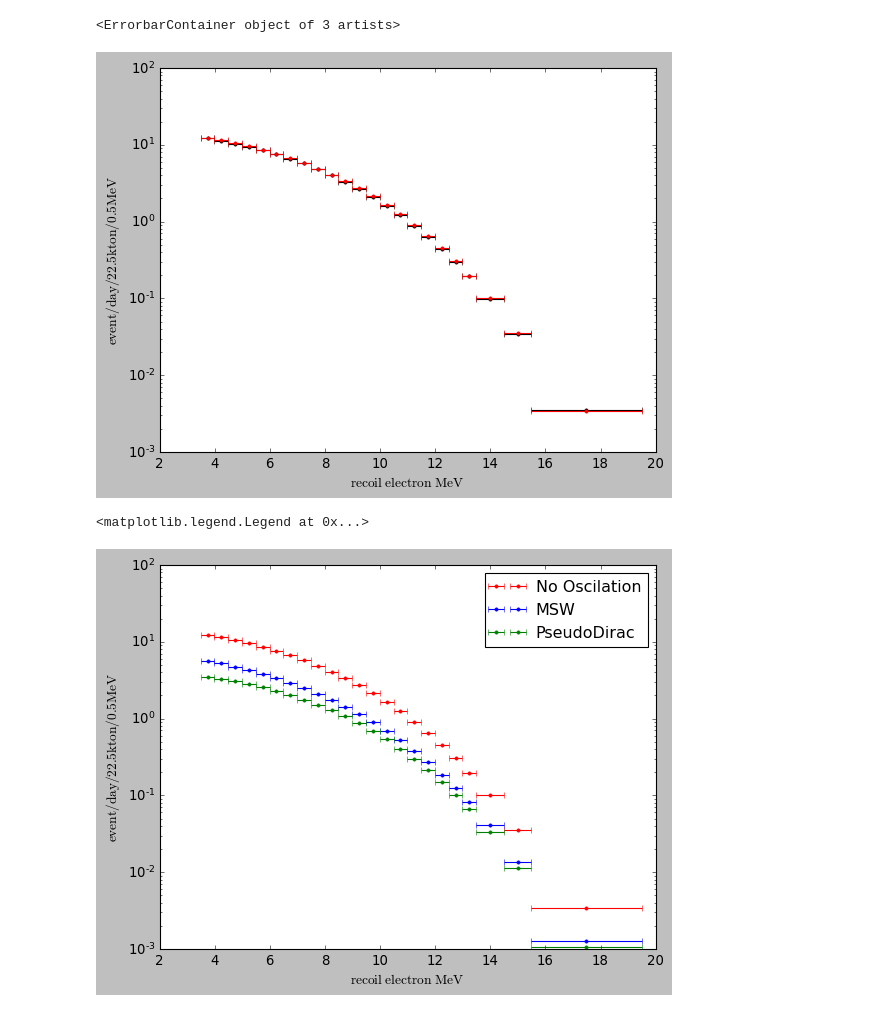
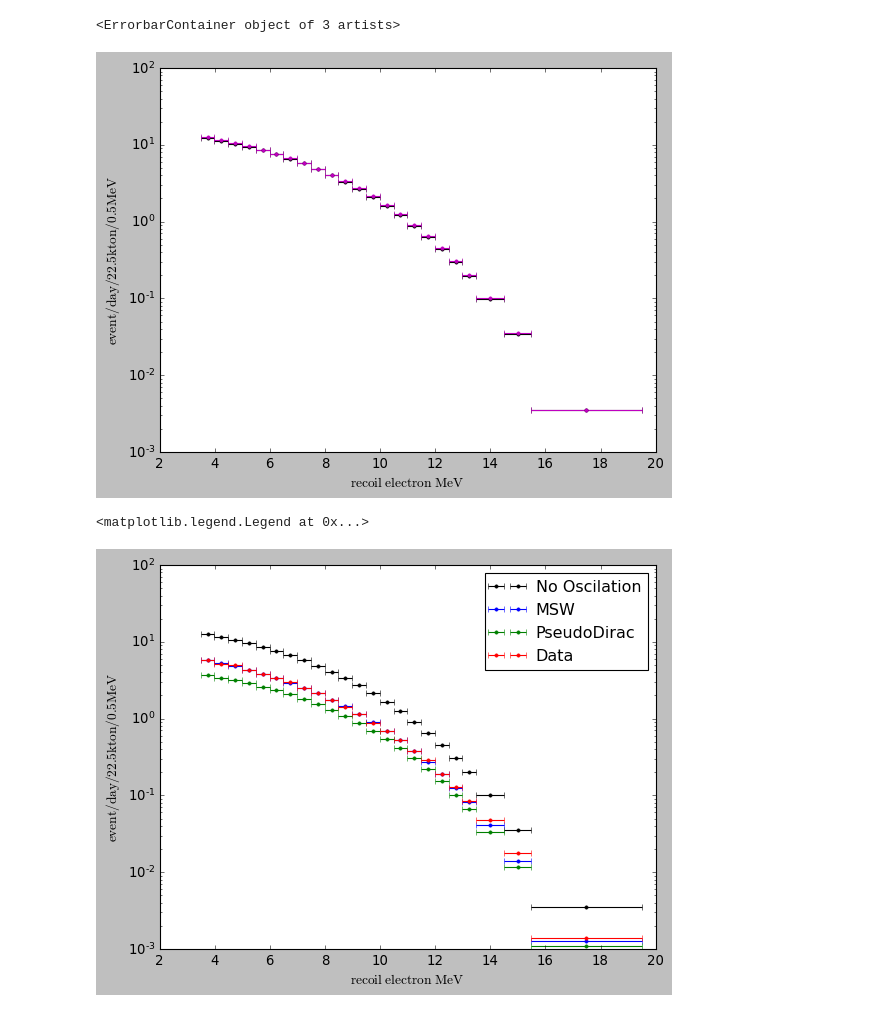
Before and after one commit to SaeedAnsarifard/NeuMod, a Jupyter notebook: Tutorial_Spectrum.ipynb, the cells around one changed output. Cells and saved outputs as stored; diff of their text form; code cells hidden in the pictures.

```diff
--- a/Tutorial_Spectrum.ipynb
+++ b/Tutorial_Spectrum.ipynb
@@ -18,0 +9,19 @@ spectrum_event_per_day2 = MSWSpectrum.__getitem__(param, name="PseudoDirac")
+# %%
+"""data illustration : B8 and hep
+"""
+
+Spectrum   = SuperKSpectrum(first_day='2015,1,1', last_day='2016,1,1')
+spectrum_data = Spectrum.spectrum_data
+energy_obs    = Spectrum.energy_obs
+
+plt.ylim(0.3,0.55)
+plt.ylabel(r'$\rm event/day/22.5kton/0.5MeV$')
+plt.xlabel(r'$\rm recoil \ electron \ MeV$')
+
+plt.errorbar(0.5 * (energy_obs[:,1] + energy_obs[:,0]), spectrum_data[:,2] / (spectrum_data[:,11] + spectrum_data[:,12]),
+             yerr = np.array([spectrum_data[:,4], spectrum_data[:,3]]) / (spectrum_data[:,11] + spectrum_data[:,12]),
+             xerr = 0.5 * (energy_obs[:,1] - energy_obs[:,0]), fmt='r.')
+
+plt.hlines(xmin=2,xmax=20,y=0.441)
+
+plt.legend(['Mean','Spectrum'])
@@ -22,28 +34,40 @@ Comparsion between our predection and the paper Phys. Rev. D 109, 092001 (2024).
 expected B8 spectrum assuming no oscilation.
 """
 
+b_un_per_day  = Spectrum.unoscillated_events_per_day
 
 plt.yscale('log')
 plt.ylabel(r'$\rm event/day/22.5kton/0.5MeV$')
 plt.xlabel(r'$\rm recoil \ electron \ MeV$')
-plt.errorbar(0.5*(energy_obs[:,1]+energy_obs[:,0]), (0.5/(energy_obs[:,1]-energy_obs[:,0])) * spectrum_data[:,11]*22.5/365.25, yerr=None, xerr = 0.5*(energy_obs[:,1]-energy_obs[:,0]), fmt='k.' )
-plt.errorbar(0.5*(energy_obs[:,1]+energy_obs[:,0]), (0.5/(energy_obs[:,1]-energy_obs[:,0])) * b_un_per_day , yerr=None, xerr =0.5*(energy_obs[:,1]-energy_obs[:,0]), fmt='r.')
+plt.errorbar(0.5 * (energy_obs[:,1] + energy_obs[:,0]), (0.5 / (energy_obs[:,1] - energy_obs[:,0])) * spectrum_data[:,11] * 22.5 / 365.25,
+             yerr=None, xerr = 0.5 * (energy_obs[:,1] - energy_obs[:,0]), fmt='k.' )
+plt.errorbar(0.5 * (energy_obs[:,1] + energy_obs[:,0]), (0.5 / (energy_obs[:,1] - energy_obs[:,0])) * b_un_per_day ,
+             yerr=None, xerr = 0.5 * (energy_obs[:,1] - energy_obs[:,0]), fmt='m.')
 # %% [output]
 <ErrorbarContainer object of 3 artists>
-[figure, old version]
+[figure, new version]
 # %%
 """
-B8 spectrum
+B8 spectrum predection
 """
+param = {'SinT12': 0.308, 'M12': 7.5e-5}
+spectrum_event_per_day = Spectrum.__getitem__(param, name="MSW")
+spectrum_event_per_day2 = Spectrum.__getitem__(param, name="PseudoDirac")
+
 plt.yscale('log')
 plt.ylabel(r'$\rm event/day/22.5kton/0.5MeV$')
 plt.xlabel(r'$\rm recoil \ electron \ MeV$')
 
-plt.errorbar(0.5*(energy_obs[:,1]+energy_obs[:,0]), (0.5/(energy_obs[:,1]-energy_obs[:,0])) * b_un_per_day , yerr=None,  xerr =0.5*(energy_obs[:,1]-energy_obs[:,0]), fmt='r.')
-plt.errorbar(0.5*(energy_obs[:,1]+energy_obs[:,0]), (0.5/(energy_obs[:,1]-energy_obs[:,0])) * spectrum_event_per_day[0], yerr=None, xerr =0.5*(energy_obs[:,1]-energy_obs[:,0]), fmt='b.')
-plt.errorbar(0.5*(energy_obs[:,1]+energy_obs[:,0]), (0.5/(energy_obs[:,1]-energy_obs[:,0])) * np.mean(spectrum_event_per_day2,axis=0), yerr=None, xerr =0.5*(energy_obs[:,1]-energy_obs[:,0]), fmt='g.')
+plt.errorbar(0.5 * (energy_obs[:,1]+energy_obs[:,0]), (0.5/(energy_obs[:,1] - energy_obs[:,0])) * b_un_per_day,
+             yerr=None,  xerr =0.5 * (energy_obs[:,1] - energy_obs[:,0]), fmt='k.')
+plt.errorbar(0.5 * (energy_obs[:,1]+energy_obs[:,0]), (0.5/(energy_obs[:,1] - energy_obs[:,0])) * spectrum_event_per_day,
+             yerr=None, xerr =0.5 * (energy_obs[:,1] - energy_obs[:,0]), fmt='b.')
+plt.errorbar(0.5 * (energy_obs[:,1]+energy_obs[:,0]), (0.5/(energy_obs[:,1] - energy_obs[:,0])) * spectrum_event_per_day2,
+             yerr=None, xerr =0.5 * (energy_obs[:,1] - energy_obs[:,0]), fmt='g.')
+plt.errorbar(0.5 * (energy_obs[:,1]+energy_obs[:,0]), (0.5/(energy_obs[:,1] - energy_obs[:,0])) * spectrum_data[:,2] * 22.5 / 365.25 ,
+             yerr=None,  xerr =0.5 * (energy_obs[:,1] - energy_obs[:,0]), fmt='r.')
 
-plt.legend(['No Oscilation', 'MSW', 'PseudoDirac'])
+plt.legend(['No Oscilation', 'MSW', 'PseudoDirac', 'Data'])
 # %% [output]
 <matplotlib.legend.Legend at 0x...>
-[figure, old version]
+[figure, new version]
```
Also changed, not shown: parts of 6 cells of this notebook, 5 other files.
